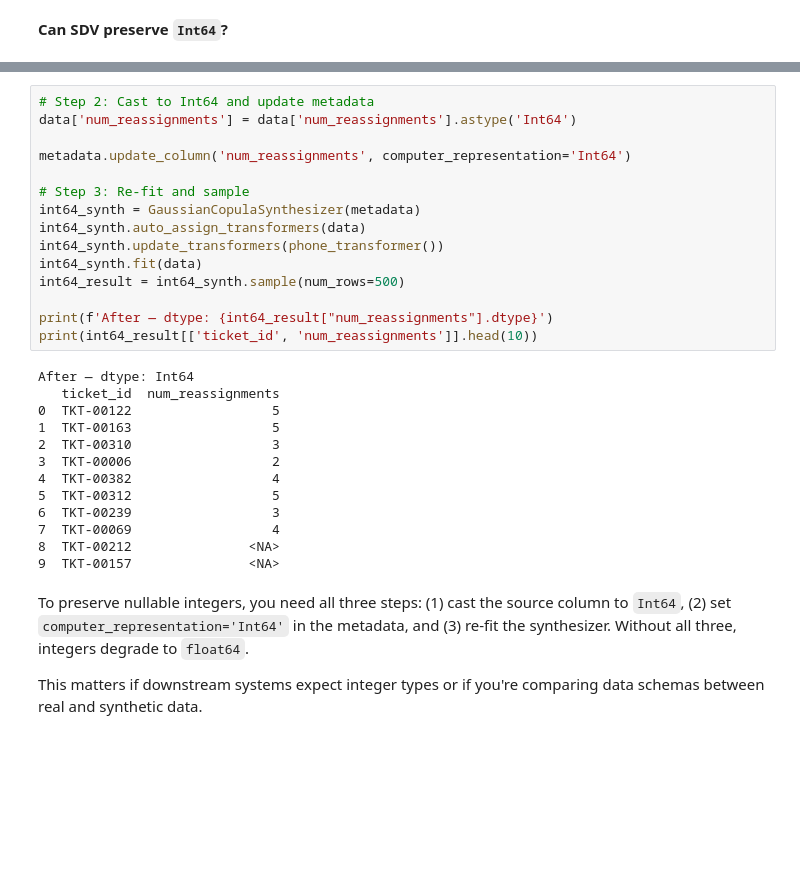
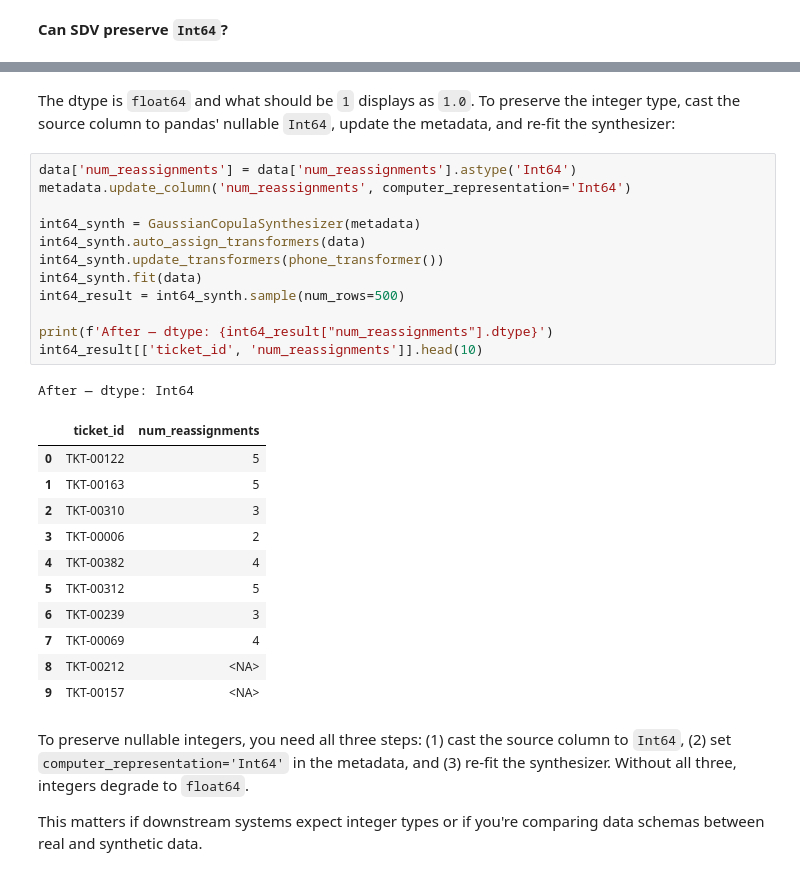
Before and after one commit to datacebo/datacebo-cookbook, a Jupyter notebook: tutorials/null_values/interesting_cases_with_null_values.ipynb, the cells around one changed output, grey strips where cells are left out. Saved outputs shown, nothing was run; the diff lists cells and outputs as text; blank space fills up the shorter version.

```diff
--- a/tutorials/null_values/interesting_cases_with_null_values.ipynb
+++ b/tutorials/null_values/interesting_cases_with_null_values.ipynb
@@ -276,31 +233,30 @@ Before — dtype: float64
+# %% [markdown]
+The dtype is `float64` and what should be `1` displays as `1.0`. To preserve the integer type, cast the source column to pandas' nullable `Int64`, update the metadata, and re-fit the synthesizer:
 # %%
-# Step 2: Cast to Int64 and update metadata
 data['num_reassignments'] = data['num_reassignments'].astype('Int64')
-
 metadata.update_column('num_reassignments', computer_representation='Int64')
 
-# Step 3: Re-fit and sample
 int64_synth = GaussianCopulaSynthesizer(metadata)
 int64_synth.auto_assign_transformers(data)
 int64_synth.update_transformers(phone_transformer())
 int64_synth.fit(data)
 int64_result = int64_synth.sample(num_rows=500)
 
 print(f'After — dtype: {int64_result["num_reassignments"].dtype}')
-print(int64_result[['ticket_id', 'num_reassignments']].head(10))
+int64_result[['ticket_id', 'num_reassignments']].head(10)
 # %% [output]
 After — dtype: Int64
-   ticket_id  num_reassignments
-0  TKT-00122                  5
-1  TKT-00163                  5
-2  TKT-00310                  3
-3  TKT-00006                  2
-4  TKT-00382                  4
-5  TKT-00312                  5
-6  TKT-00239                  3
-7  TKT-00069                  4
-8  TKT-00212               <NA>
-9  TKT-00157               <NA>
+|  | ticket_id | num_reassignments |
+| 0 | TKT-00122 | 5 |
+| 1 | TKT-00163 | 5 |
+| 2 | TKT-00310 | 3 |
+| 3 | TKT-00006 | 2 |
+| 4 | TKT-00382 | 4 |
+| 5 | TKT-00312 | 5 |
+| 6 | TKT-00239 | 3 |
+| 7 | TKT-00069 | 4 |
+| 8 | TKT-00212 | <NA> |
+| 9 | TKT-00157 | <NA> |
 # %% [markdown]
 To preserve nullable integers, you need all three steps: (1) cast the source column to `Int64`, (2) set `computer_representation='Int64'` in the metadata, and (3) re-fit the synthesizer. Without all three, integers degrade to `float64`.
 
```
Also changed, not shown: parts of 14 cells of this notebook, 1 other file.
